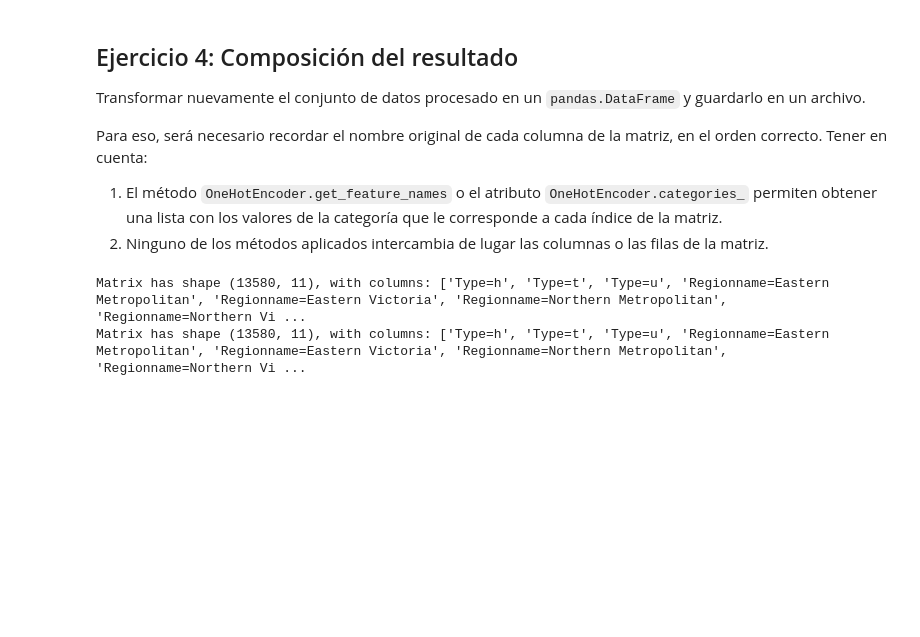
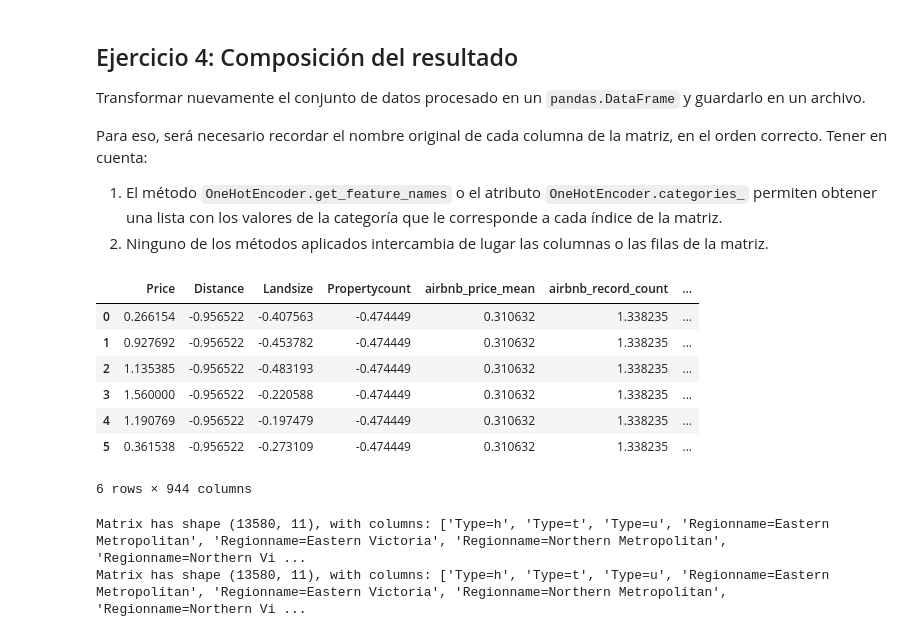
Before and after one commit to estebanarr/TP2_exploracion_curacion_datos, a Jupyter notebook: Entregable_Parte_2 .ipynb, the cells around one changed output. Drawn from its saved outputs; the diff is of its cells as text; code cells hidden in the pictures; blank space fills up the shorter version.

```diff
--- a/Entregable_Parte_2 .ipynb
+++ b/Entregable_Parte_2 .ipynb
@@ -506,3 +520,20 @@ Transformar nuevamente el conjunto de datos procesado en un `pandas.DataFrame` y
 Para eso, será necesario recordar el nombre original de cada columna de la matriz, en el orden correcto. Tener en cuenta:
 1. El método `OneHotEncoder.get_feature_names` o el atributo `OneHotEncoder.categories_` permiten obtener una lista con los valores de la categoría que le corresponde a cada índice de la matriz.
 2. Ninguno de los métodos aplicados intercambia de lugar las columnas o las filas de la matriz.
+# %%
+# Step 3: Append some new features, like PCA
+
+pca2 = PCA(n_components=86)
+pca_dummy_features = pca2.fit_transform(df_2)
+pca_dummy_features_df=pd.DataFrame(pca_dummy_features)### cómo se puede poner el nombre de cada componente sin escribir las 86?? (lau)
+df_2_pca = pd.concat([df_2, pca_dummy_features_df], axis=1)
+df_2_pca[:6]
+# %% [output]
+|  | Price | Distance | Landsize | Propertycount | airbnb_price_mean | airbnb_record_count | ... |
+| 0 | 0.266154 | -0.956522 | -0.407563 | -0.474449 | 0.310632 | 1.338235 | ... |
+| 1 | 0.927692 | -0.956522 | -0.453782 | -0.474449 | 0.310632 | 1.338235 | ... |
+| 2 | 1.135385 | -0.956522 | -0.483193 | -0.474449 | 0.310632 | 1.338235 | ... |
+| 3 | 1.560000 | -0.956522 | -0.220588 | -0.474449 | 0.310632 | 1.338235 | ... |
+| 4 | 1.190769 | -0.956522 | -0.197479 | -0.474449 | 0.310632 | 1.338235 | ... |
+| 5 | 0.361538 | -0.956522 | -0.273109 | -0.474449 | 0.310632 | 1.338235 | ... |
+6 rows × 944 columns
```
Also changed, not shown: parts of 6 cells of this notebook.
